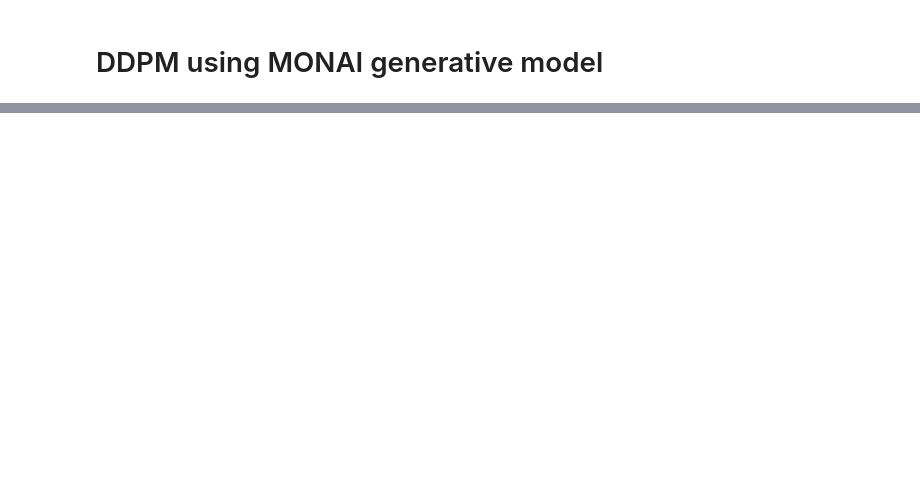
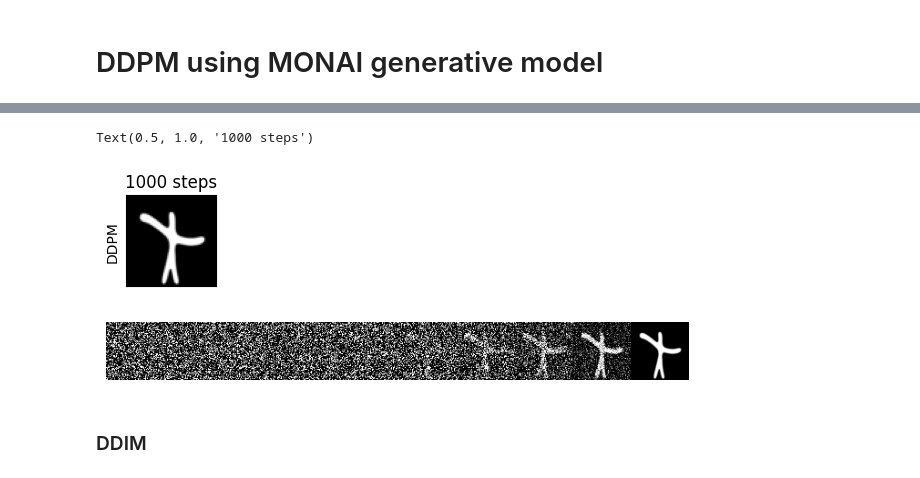
Before and after one commit to khuongdb/spatio-temporal-DM, a Jupyter notebook: src/monai/sandbox.ipynb, the cells around one changed output, grey strips where cells are left out. Saved outputs shown, nothing was run; the diff lists cells and outputs as text; code cells hidden in the pictures; blank space fills up the shorter version.

```diff
--- a/src/monai/sandbox.ipynb
+++ b/src/monai/sandbox.ipynb
@@ -146,0 +108,8 @@ for epoch in range(n_epochs):
+# %%
+# Load pretrained model
+
+trained_state = torch.load("workdir/monai_ddpm_2/ckpt/latest.pth", map_location=device)
+trained_state.keys()
+
+model.load_state_dict(trained_state["model_state"])
+model.to(device)
@@ -146,0 +134,34 @@ for epoch in range(n_epochs):
+# %%
+ddpm_scheduler.set_timesteps(num_inference_steps=1000)
+# %%
+# Sample using DDPM
+
+sampling_steps = [1000]
+
+noise = torch.randn((1, 1, 64, 64))
+noise = noise.to(device)
+image, inter = ddpm_inferer.sample(input_noise=noise,
+                            diffusion_model=model,
+                            scheduler=ddpm_scheduler,
+                            save_intermediates=True,
+                            intermediate_steps=100)
+# %%
+plt.figure(figsize=(8, 4))
+plt.subplot(3, len(sampling_steps), 1)
+plt.imshow(image.squeeze().cpu(), vmin=0, vmax=1, cmap="gray")
+plt.tick_params(top=False, bottom=False, left=False, right=False, labelleft=False, labelbottom=False)
+plt.ylabel("DDPM")
+plt.title("1000 steps")
+# %% [output]
+Text(0.5, 1.0, '1000 steps')
+[figure, added]
+# %%
+# Plot the generative process
+
+from src.sadm.utils import plot_sample_process
+
+plot_sample_process(start=None, inter=inter)
+# %% [output]
+[figure, added]
+# %% [markdown]
+### DDIM
```
Also changed, not shown: parts of 12 cells of this notebook, 21 other files.
